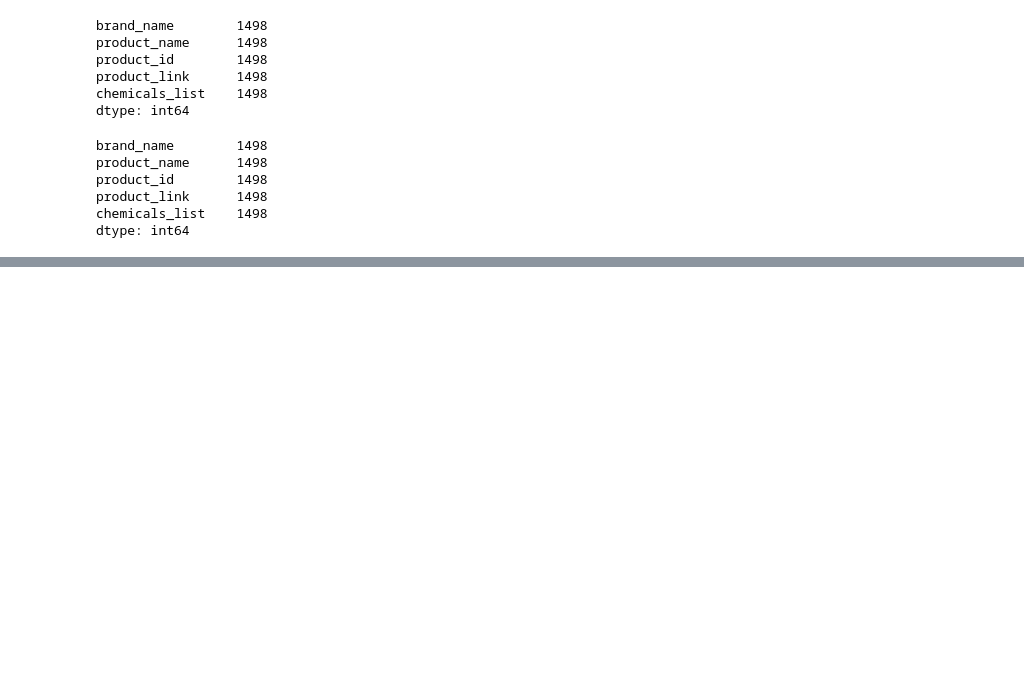
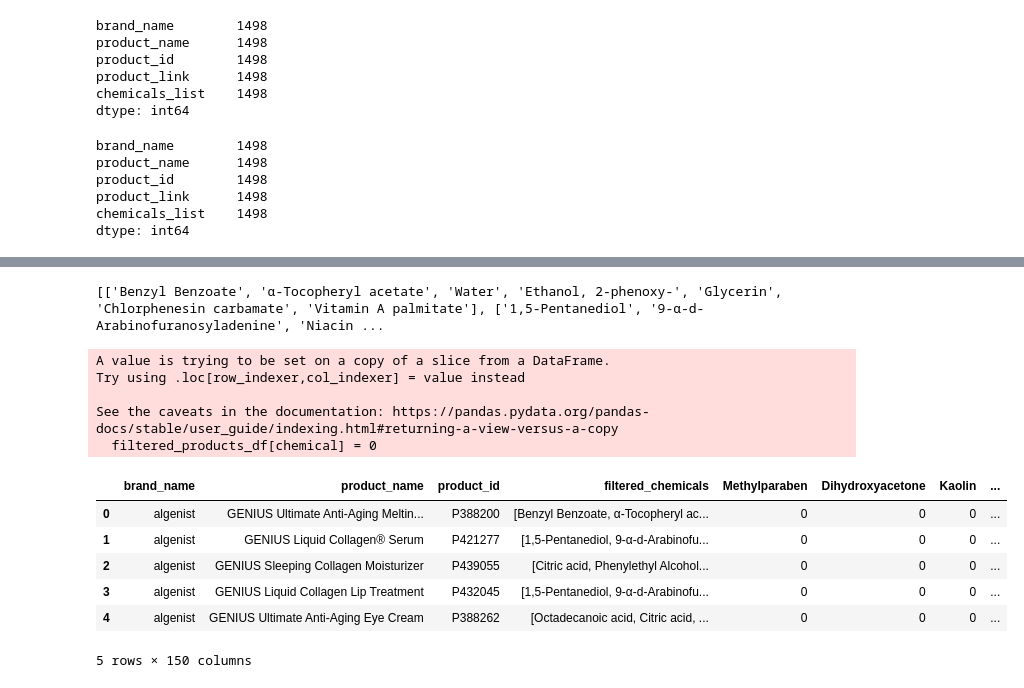
Before and after one commit to mullapudirohith/Sephora-Sentiment-Analysis, a Jupyter notebook: main/DS4B.ipynb, the cells around one changed output, grey strips where cells are left out. Cells and saved outputs as stored; diff of their text form; code cells hidden in the pictures; blank space fills up the shorter version.

```diff
--- a/main/DS4B.ipynb
+++ b/main/DS4B.ipynb
@@ -364,0 +381,43 @@ products_df.to_csv("../data/products.csv")
+# %%
+from ast import literal_eval
+
+
+products_df['chemicals_list'] = products_df['chemicals_list'].apply(literal_eval)
+
+chemical_counts = pd.Series([chemical for sublist in products_df['chemicals_list'] for chemical in sublist]).value_counts()
+
+frequent_chemicals = chemical_counts[chemical_counts > 15].index.tolist()
+filtered_chemicals_list = products_df['chemicals_list'].apply(lambda x: [chemical for chemical in x if chemical in frequent_chemicals]).tolist()
+
+products_df['filtered_chemicals'] = filtered_chemicals_list
+
+print(filtered_chemicals_list)
+
+filtered_products_df = products_df[["brand_name", "product_name", "product_id", "filtered_chemicals"]]
+filtered_products_df.to_csv('../data/filtered_products.csv', index=False)
+# %% [output]
+[['Benzyl Benzoate', 'α-Tocopheryl acetate', 'Water', 'Ethanol, 2-phenoxy-', 'Glycerin', 'Chlorphenesin carbamate', 'Vitamin A palmitate'], ['1,5-Pentanediol', '9-α-d-Arabinofuranosyladenine', 'Niacin ...
+# %%
+
+unique_chemicals = set(chem for sublist in filtered_products_df['filtered_chemicals'] for chem in sublist)
+
+for chemical in unique_chemicals:
+    filtered_products_df[chemical] = 0
+
+for index, row in filtered_products_df.iterrows():
+    chemicals = row['filtered_chemicals']
+    for chem in chemicals:
+        filtered_products_df.at[index, chem] = 1
+# %% [output]
+A value is trying to be set on a copy of a slice from a DataFrame.
+Try using .loc[row_indexer,col_indexer] = value instead
+
+See the caveats in the documentation: https://pandas.pydata.org/pandas-docs/stable/user_guide/indexing.html#returning-a-view-versus-a-copy
+  filtered_products_df[chemical] = 0
+|  | brand_name | product_name | product_id | filtered_chemicals | Methylparaben | Dihydroxyacetone | Kaolin | ... |
+| 0 | algenist | GENIUS Ultimate Anti-Aging Meltin... | P388200 | [Benzyl Benzoate, α-Tocopheryl ac... | 0 | 0 | 0 | ... |
+| 1 | algenist | GENIUS Liquid Collagen® Serum | P421277 | [1,5-Pentanediol, 9-α-d-Arabinofu... | 0 | 0 | 0 | ... |
+| 2 | algenist | GENIUS Sleeping Collagen Moisturizer | P439055 | [Citric acid, Phenylethyl Alcohol... | 0 | 0 | 0 | ... |
+| 3 | algenist | GENIUS Liquid Collagen Lip Treatment | P432045 | [1,5-Pentanediol, 9-α-d-Arabinofu... | 0 | 0 | 0 | ... |
+| 4 | algenist | GENIUS Ultimate Anti-Aging Eye Cream | P388262 | [Octadecanoic acid, Citric acid, ... | 0 | 0 | 0 | ... |
+5 rows × 150 columns
```
Also changed, not shown: parts of 8 cells of this notebook, 1 other file.
